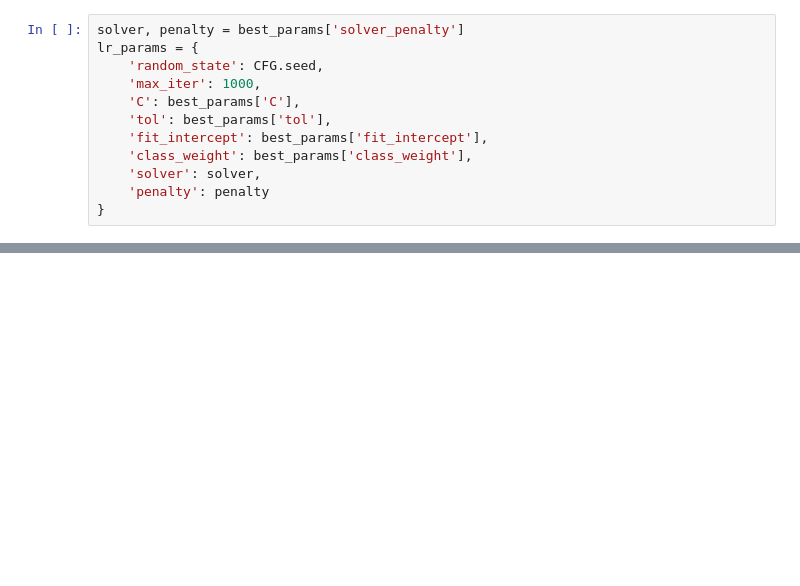
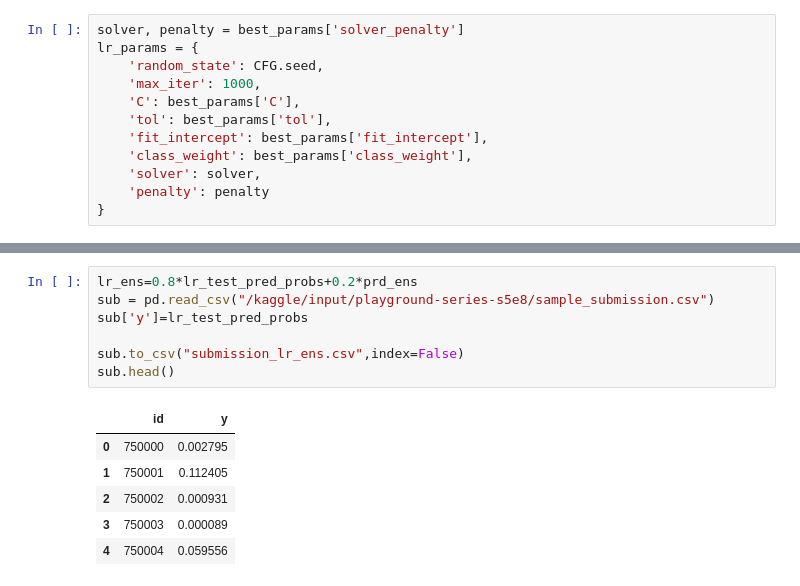
Before and after one commit to basstobnk/basstobnk, a Jupyter notebook: bank-prediction-auc.ipynb, the cells around one changed output, grey strips where cells are left out. Drawn from its saved outputs; the diff is of its cells as text; blank space fills up the shorter version.

```diff
--- a/bank-prediction-auc.ipynb
+++ b/bank-prediction-auc.ipynb
@@ -794,0 +850,14 @@ sub.head()
+# %%
+lr_ens=0.8*lr_test_pred_probs+0.2*prd_ens
+sub = pd.read_csv("/kaggle/input/playground-series-s5e8/sample_submission.csv")
+sub['y']=lr_test_pred_probs
+
+sub.to_csv("submission_lr_ens.csv",index=False)
+sub.head()
+# %% [output]
+|  | id | y |
+| 0 | 750000 | 0.002795 |
+| 1 | 750001 | 0.112405 |
+| 2 | 750002 | 0.000931 |
+| 3 | 750003 | 0.000089 |
+| 4 | 750004 | 0.059556 |
```
Also changed, not shown: parts of 19 cells of this notebook.
